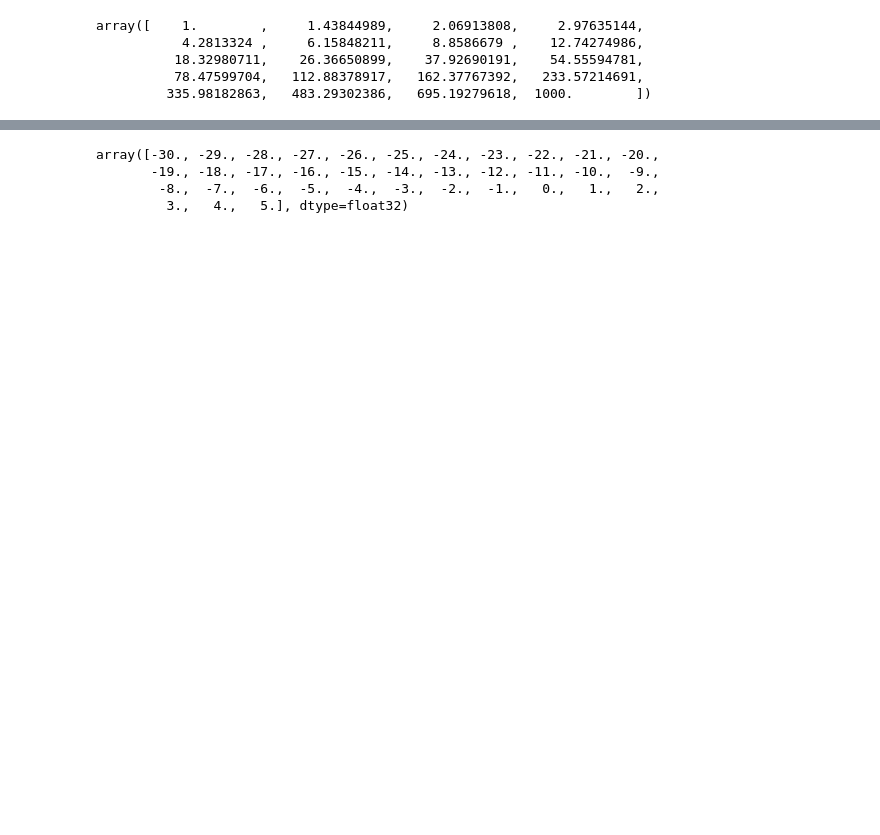
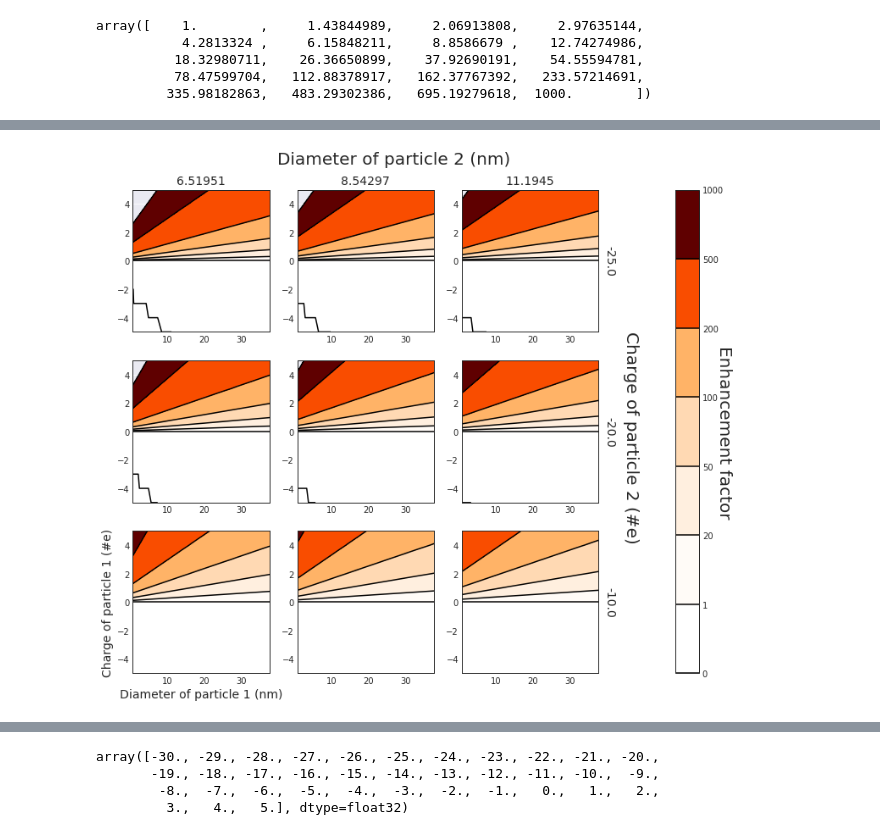
Before and after one commit to caos21/ndust, a Jupyter notebook: press/test.ipynb, the cells around one changed output, grey strips where cells are left out. Cells and saved outputs as stored; diff of their text form; code cells hidden in the pictures; blank space fills up the shorter version.

```diff
--- a/press/test.ipynb
+++ b/press/test.ipynb
@@ -402,0 +559,6 @@ ql
+# %%
+ll=[16, 18, 20]
+ql=[5, 10, 20]
+m4d.plot(ll, ql)
+# %% [output]
+[figure, added]
```
Also changed, not shown: parts of 30 cells of this notebook, 23 other files.
